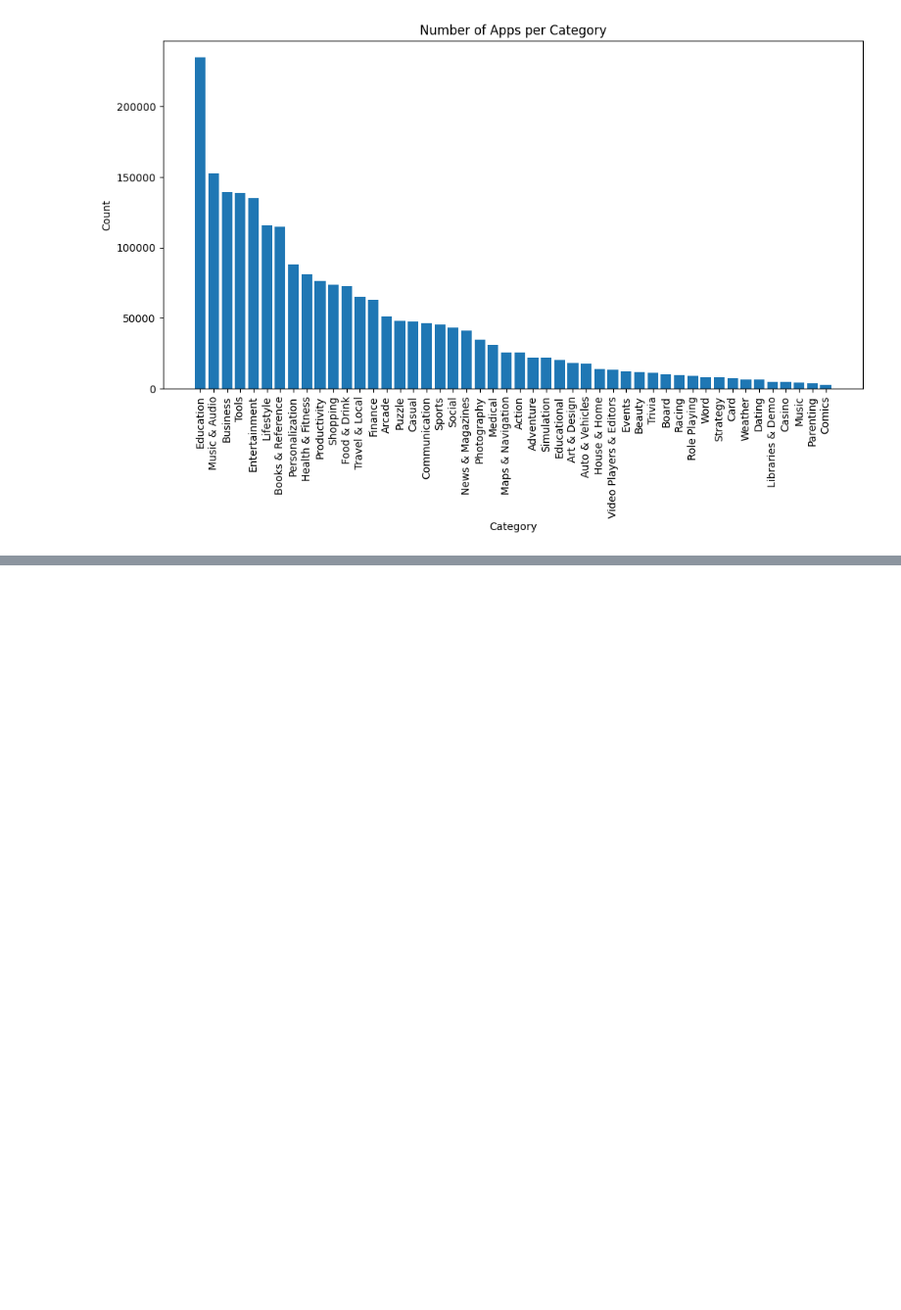
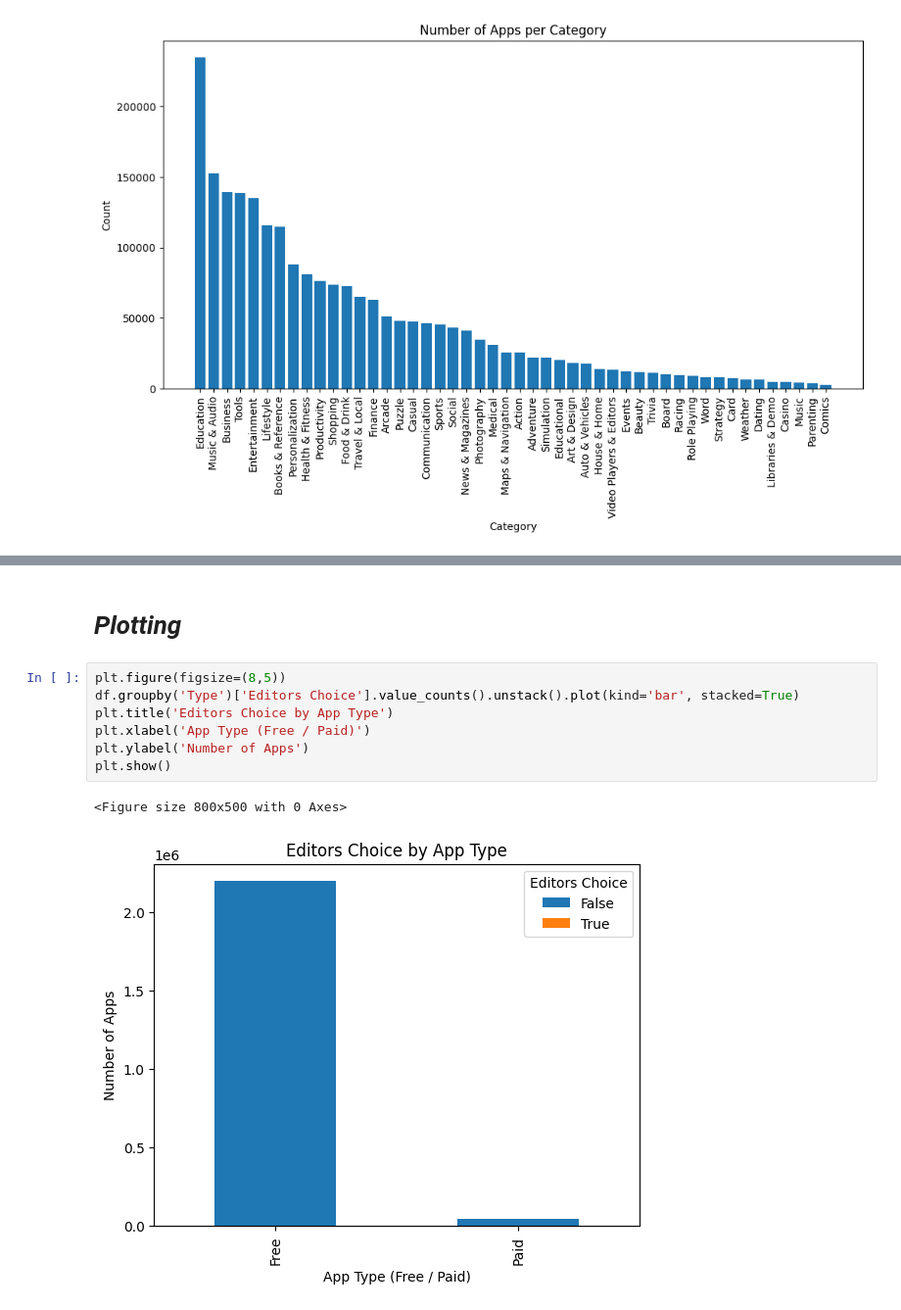
Before and after one commit to sarmadbutt-alt/new_eda, a Jupyter notebook: big_data.ipynb, the cells around one changed output, grey strips where cells are left out. Shown at 98% size. Cells and saved outputs as stored; diff of their text form; blank space fills up the shorter version.

```diff
--- a/big_data.ipynb
+++ b/big_data.ipynb
@@ -849,0 +919,12 @@ plt.show()
+# %% [markdown]
+# _*Plotting*_
+# %%
+plt.figure(figsize=(8,5))
+df.groupby('Type')['Editors Choice'].value_counts().unstack().plot(kind='bar', stacked=True)
+plt.title('Editors Choice by App Type')
+plt.xlabel('App Type (Free / Paid)')
+plt.ylabel('Number of Apps')
+plt.show()
+# %% [output]
+<Figure size 800x500 with 0 Axes>
+[figure, added]
```
Also changed, not shown: parts of 31 cells of this notebook.
